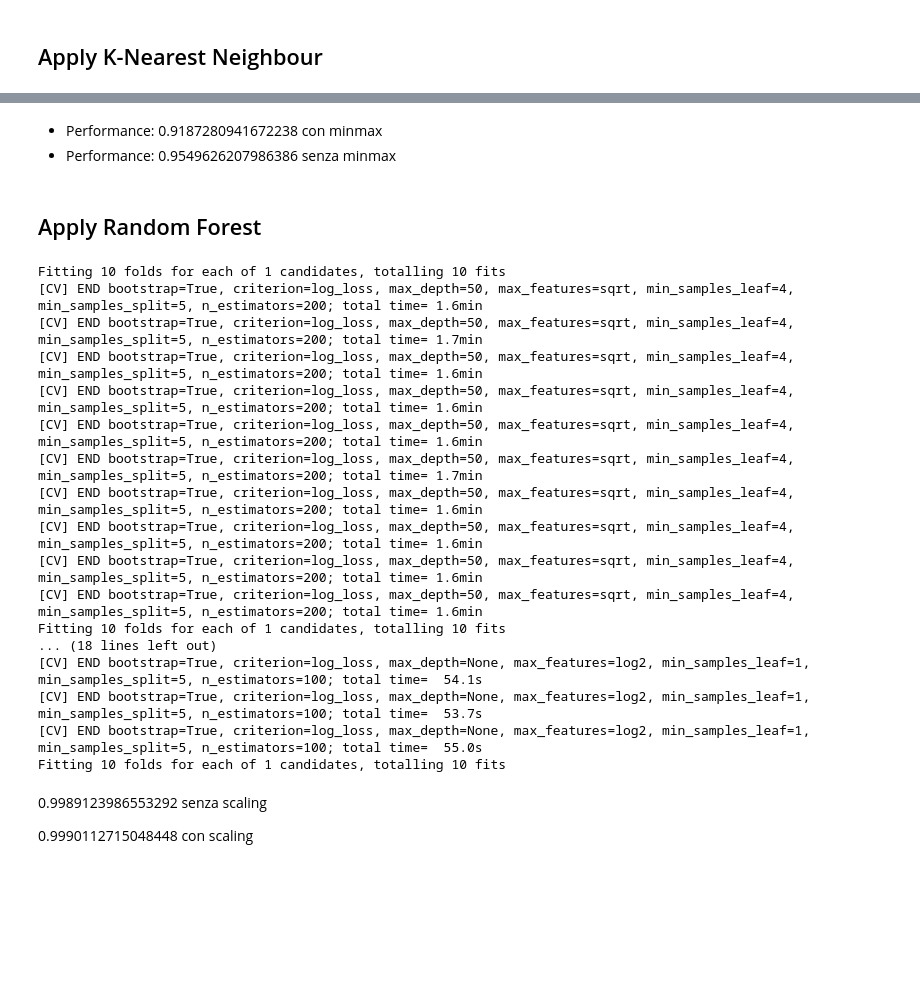
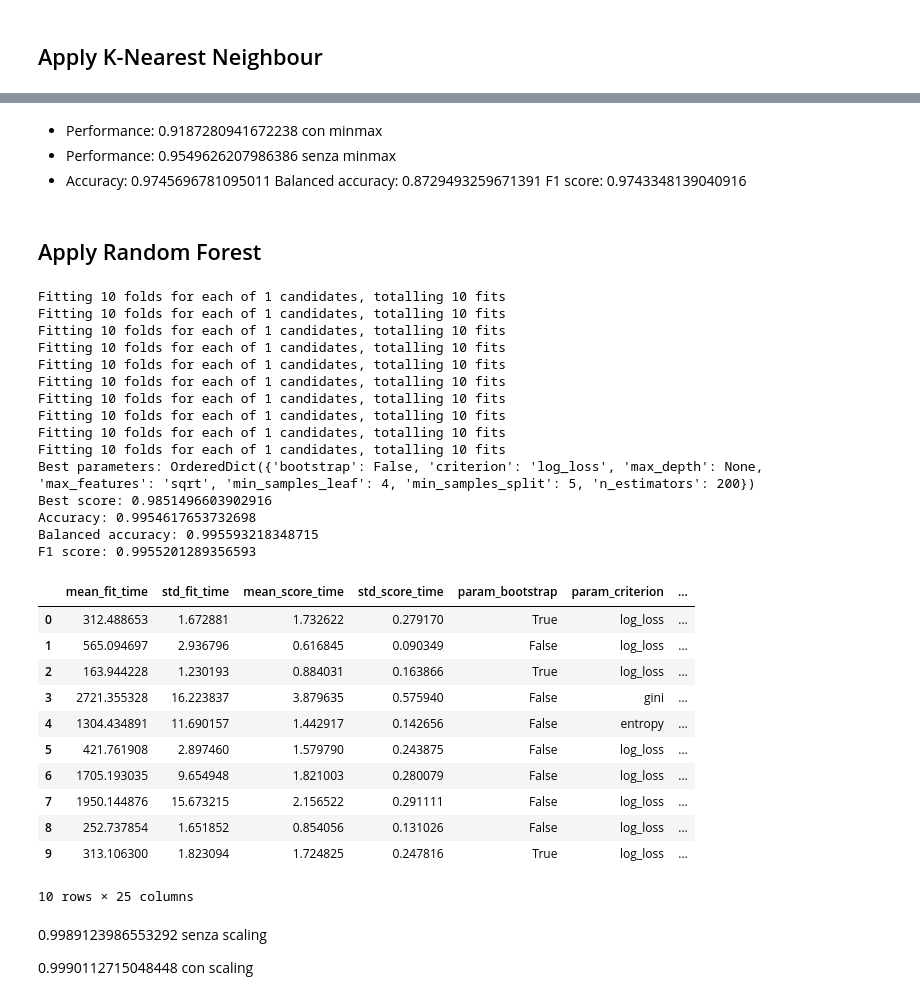
Before and after one commit to CyberGiant7/DataAnalyticsProject, a Jupyter notebook: TrainingModule/train_module.ipynb, the cells around one changed output, grey strips where cells are left out. Drawn from its saved outputs; the diff is of its cells as text; code cells hidden in the pictures; blank space fills up the shorter version.

```diff
--- a/TrainingModule/train_module.ipynb
+++ b/TrainingModule/train_module.ipynb
@@ -209,62 +261,75 @@ KeyboardInterrupt:
 # %% [markdown]
 - Performance: 0.9187280941672238 con minmax
 - Performance: 0.9549626207986386 senza minmax
+- Accuracy: 0.9745696781095011 Balanced accuracy: 0.8729493259671391 F1 score: 0.9743348139040916
 # %% [markdown]
 ## Apply Random Forest
 # %%
 from sklearn.ensemble import RandomForestClassifier
-from sklearn.metrics import balanced_accuracy_score, f1_score, accuracy_score
-from sklearn.model_selection import GridSearchCV, RandomizedSearchCV
-from skopt import BayesSearchCV
 
 param_grid = {
     'n_estimators': [100, 200, 300, 500],  # Number of trees in the forest
     'max_depth': [None, 10, 20, 30, 50],  # Maximum depth of the tree
     'min_samples_split': [2, 5, 10],  # Minimum number of samples required to split a node
     'min_samples_leaf': [1, 2, 4],  # Minimum number of samples required at a leaf node
     'max_features': ['sqrt', 'log2', None],  # Number of features to consider when looking for the best split
     'bootstrap': [True, False],  # Whether bootstrap samples are used when building trees
     'criterion': ['gini', 'entropy', 'log_loss'],  # Split quality measure
     # 'class_weight': ['balanced', 'balanced_subsample', None]  # Weights associated with classes
 }
 
-grid = BayesSearchCV(RandomForestClassifier(random_state=seed, class_weight='balanced'), param_grid, cv=ps, n_iter=10, random_state=seed, verbose=2, n_jobs=2, scoring="balanced_accuracy")
+grid = BayesSearchCV(RandomForestClassifier(random_state=seed, class_weight='balanced'), param_grid, cv=ps, n_iter=10, random_state=seed, verbose=2, n_jobs=12, scoring="balanced_accuracy")
 grid.fit(X, y)
 
 print("Best parameters:", grid.best_params_)
 print("Best score:", grid.best_score_)
 best_rf = grid.best_estimator_
 with open(f"{filepath}/models/rf.save", "wb") as file:
     pickle.dump(best_rf, file)
 
+y_pred = best_rf.predict(X_val)
+print("Accuracy:", accuracy_score(y_val, y_pred))
+print("Balanced accuracy:", balanced_accuracy_score(y_val, y_pred))
+print("F1 score:", f1_score(y_val, y_pred, average="weighted"))
+
 pd.DataFrame(grid.cv_results_)
 
-# rf = RandomForestClassifier(random_state=seed, class_weight="balanced").fit(X_train, y_train)
+# rf = RandomForestClassifier(random_state=seed, class_weight="balanced", n_jobs=12).fit(X_train, y_train)
 # y_pred = rf.predict(X_val)
 # print("Accuracy:", accuracy_score(y_val, y_pred))
 # print("Balanced accuracy:", balanced_accuracy_score(y_val, y_pred))
 # print("F1 score:", f1_score(y_val, y_pred, average="weighted"))
-
+#
 # with open(f"{filepath}/models/rf.save", "wb") as file:
 #     pickle.dump(rf, file)
 # %% [output]
 Fitting 10 folds for each of 1 candidates, totalling 10 fits
-[CV] END bootstrap=True, criterion=log_loss, max_depth=50, max_features=sqrt, min_samples_leaf=4, min_samples_split=5, n_estimators=200; total time= 1.6min
-[CV] END bootstrap=True, criterion=log_loss, max_depth=50, max_features=sqrt, min_samples_leaf=4, min_samples_split=5, n_estimators=200; total time= 1.7min
-[CV] END bootstrap=True, criterion=log_loss, max_depth=50, max_features=sqrt, min_samples_leaf=4, min_samples_split=5, n_estimators=200; total time= 1.6min
-[CV] END bootstrap=True, criterion=log_loss, max_depth=50, max_features=sqrt, min_samples_leaf=4, min_samples_split=5, n_estimators=200; total time= 1.6min
-[CV] END bootstrap=True, criterion=log_loss, max_depth=50, max_features=sqrt, min_samples_leaf=4, min_samples_split=5, n_estimators=200; total time= 1.6min
-[CV] END bootstrap=True, criterion=log_loss, max_depth=50, max_features=sqrt, min_samples_leaf=4, min_samples_split=5, n_estimators=200; total time= 1.7min
-[CV] END bootstrap=True, criterion=log_loss, max_depth=50, max_features=sqrt, min_samples_leaf=4, min_samples_split=5, n_estimators=200; total time= 1.6min
-[CV] END bootstrap=True, criterion=log_loss, max_depth=50, max_features=sqrt, min_samples_leaf=4, min_samples_split=5, n_estimators=200; total time= 1.6min
-[CV] END bootstrap=True, criterion=log_loss, max_depth=50, max_features=sqrt, min_samples_leaf=4, min_samples_split=5, n_estimators=200; total time= 1.6min
-[CV] END bootstrap=True, criterion=log_loss, max_depth=50, max_features=sqrt, min_samples_leaf=4, min_samples_split=5, n_estimators=200; total time= 1.6min
 Fitting 10 folds for each of 1 candidates, totalling 10 fits
-... (18 lines left out)
-[CV] END bootstrap=True, criterion=log_loss, max_depth=None, max_features=log2, min_samples_leaf=1, min_samples_split=5, n_estimators=100; total time=  54.1s
-[CV] END bootstrap=True, criterion=log_loss, max_depth=None, max_features=log2, min_samples_leaf=1, min_samples_split=5, n_estimators=100; total time=  53.7s
-[CV] END bootstrap=True, criterion=log_loss, max_depth=None, max_features=log2, min_samples_leaf=1, min_samples_split=5, n_estimators=100; total time=  55.0s
 Fitting 10 folds for each of 1 candidates, totalling 10 fits
+Fitting 10 folds for each of 1 candidates, totalling 10 fits
+Fitting 10 folds for each of 1 candidates, totalling 10 fits
+Fitting 10 folds for each of 1 candidates, totalling 10 fits
+Fitting 10 folds for each of 1 candidates, totalling 10 fits
+Fitting 10 folds for each of 1 candidates, totalling 10 fits
+Fitting 10 folds for each of 1 candidates, totalling 10 fits
+Fitting 10 folds for each of 1 candidates, totalling 10 fits
+Best parameters: OrderedDict({'bootstrap': False, 'criterion': 'log_loss', 'max_depth': None, 'max_features': 'sqrt', 'min_samples_leaf': 4, 'min_samples_split': 5, 'n_estimators': 200})
+Best score: 0.9851496603902916
+Accuracy: 0.9954617653732698
+Balanced accuracy: 0.995593218348715
+F1 score: 0.9955201289356593
+|  | mean_fit_time | std_fit_time | mean_score_time | std_score_time | param_bootstrap | param_criterion | ... |
+| 0 | 312.488653 | 1.672881 | 1.732622 | 0.279170 | True | log_loss | ... |
+| 1 | 565.094697 | 2.936796 | 0.616845 | 0.090349 | False | log_loss | ... |
+| 2 | 163.944228 | 1.230193 | 0.884031 | 0.163866 | True | log_loss | ... |
+| 3 | 2721.355328 | 16.223837 | 3.879635 | 0.575940 | False | gini | ... |
+| 4 | 1304.434891 | 11.690157 | 1.442917 | 0.142656 | False | entropy | ... |
+| 5 | 421.761908 | 2.897460 | 1.579790 | 0.243875 | False | log_loss | ... |
+| 6 | 1705.193035 | 9.654948 | 1.821003 | 0.280079 | False | log_loss | ... |
+| 7 | 1950.144876 | 15.673215 | 2.156522 | 0.291111 | False | log_loss | ... |
+| 8 | 252.737854 | 1.651852 | 0.854056 | 0.131026 | False | log_loss | ... |
+| 9 | 313.106300 | 1.823094 | 1.724825 | 0.247816 | True | log_loss | ... |
+10 rows × 25 columns
 # %% [markdown]
 0.9989123986553292 senza scaling
 
```
Also changed, not shown: parts of 9 cells of this notebook, 3 other files.
